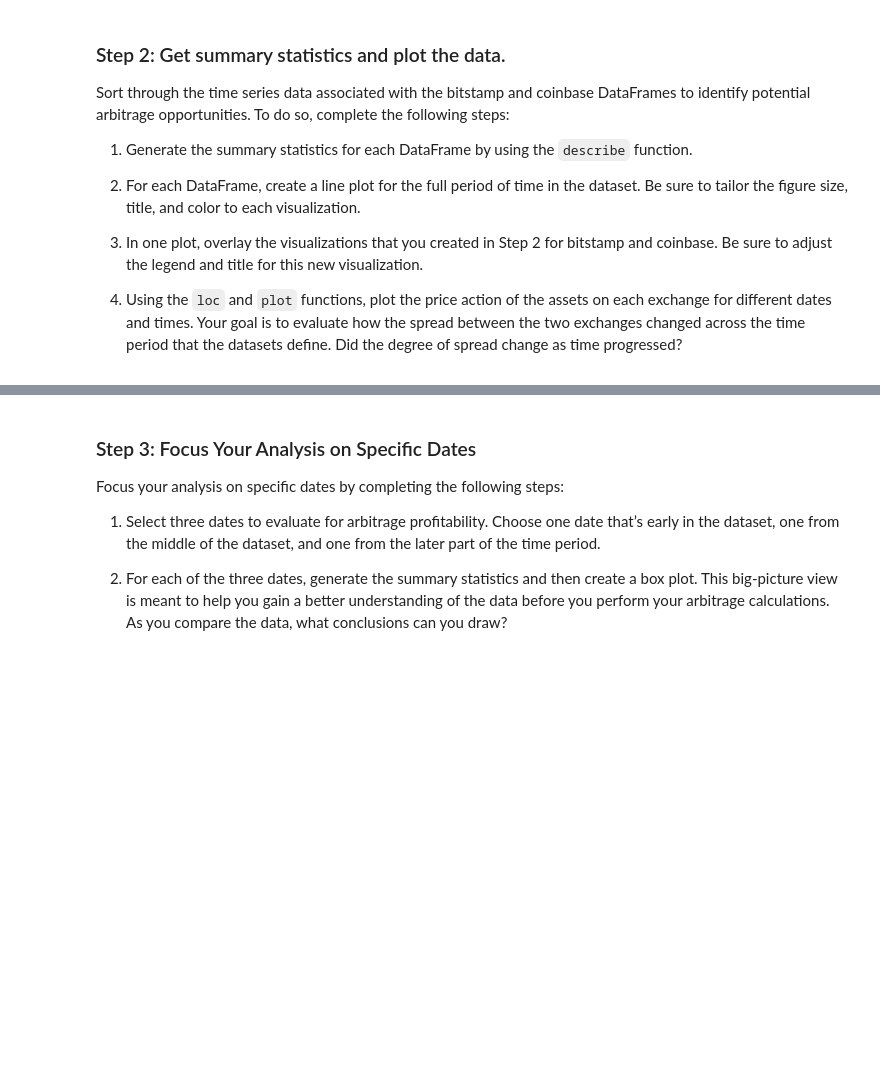
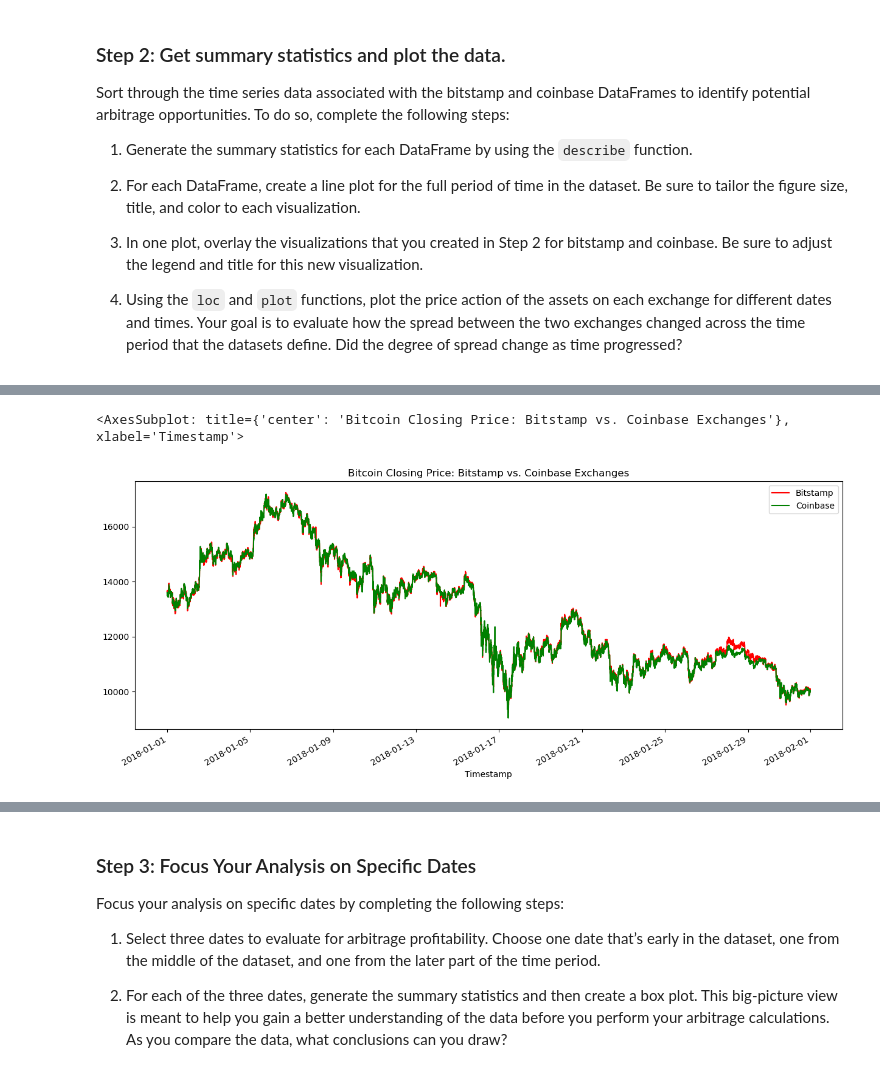
Before and after one commit to SkyRanger05/Module-Challenges, a Jupyter notebook: crypto_arbitrage.ipynb, the cells around one changed output, grey strips where cells are left out. Cells and saved outputs as stored; diff of their text form; code cells hidden in the pictures; blank space fills up the shorter version.

```diff
--- a/crypto_arbitrage.ipynb
+++ b/crypto_arbitrage.ipynb
@@ -352,8 +382,12 @@ Sort through the time series data associated with the bitstamp and coinbase Data
 # %%
 # Using the loc and plot functions, create an overlay plot that visualizes
 # the price action of both DataFrames for a one month period early in the dataset
 # Be sure to include the parameters: legend, figure size, title, and color and label
-# YOUR CODE HERE
+bitstamp_sliced.loc["2018-01-01": "2018-01-31"].plot(legend=True, figsize=(15,6), title="Bitcoin Closing Price: Bitstamp vs. Coinbase Exchanges" ,color="red", label="Bitstamp")
+coinbase_sliced.loc["2018-01-01": "2018-01-31"].plot(legend=True, figsize=(15,6), color="green", label="Coinbase")
+# %% [output]
+<AxesSubplot: title={'center': 'Bitcoin Closing Price: Bitstamp vs. Coinbase Exchanges'}, xlabel='Timestamp'>
+[figure, added]
 # %%
 # Using the loc and plot functions, create an overlay plot that visualizes
 # the price action of both DataFrames for a one month period later in the dataset
```
Also changed, not shown: parts of 29 cells of this notebook.
